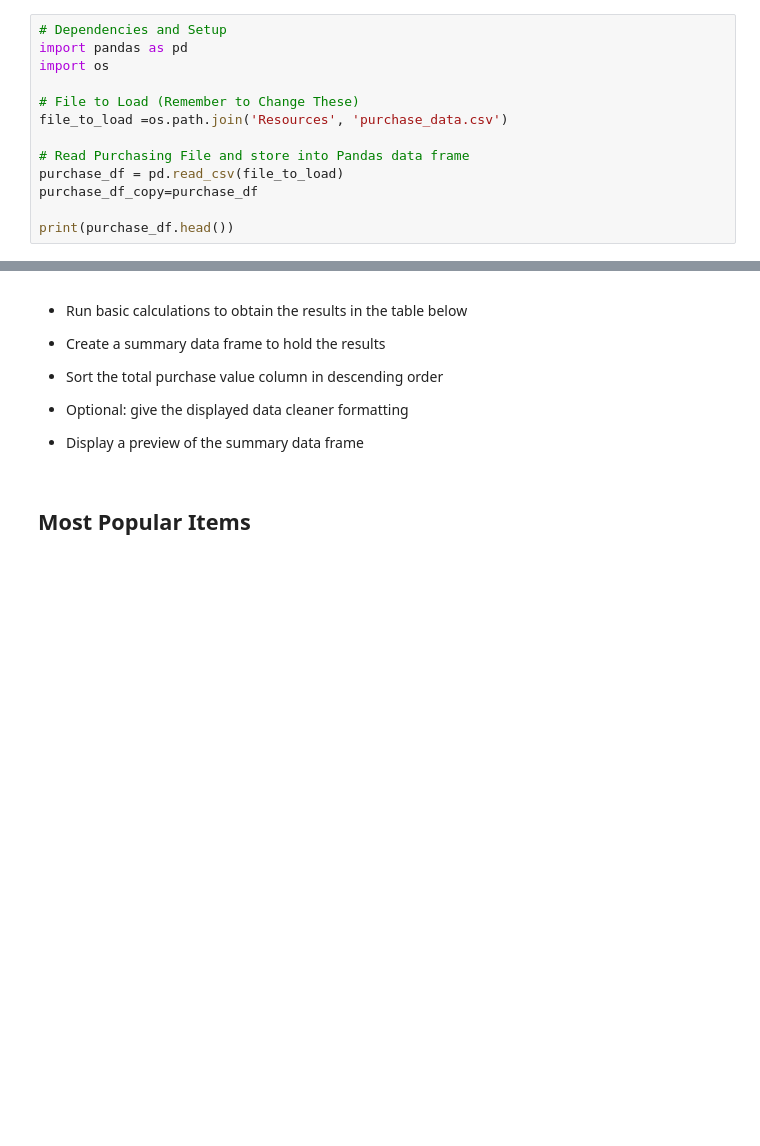
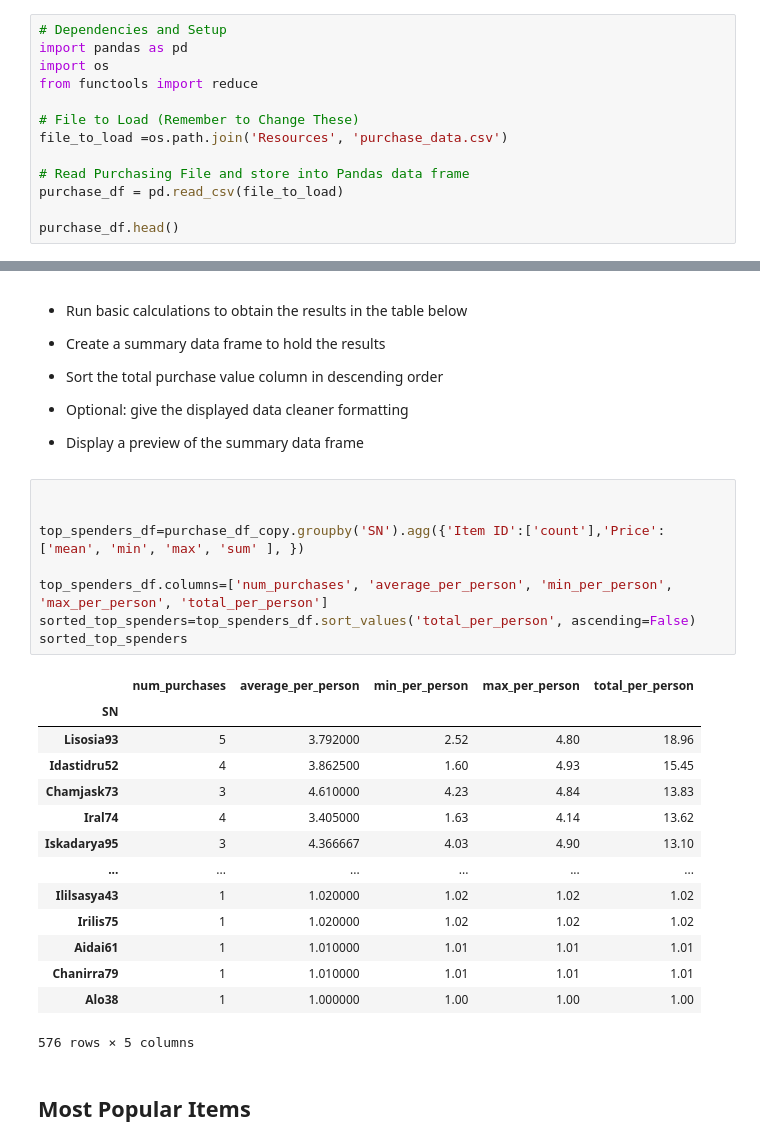
Before and after one commit to scottcm73/pandas_challenge, a Jupyter notebook: HeroesOfPymoli/HeroesOfPymoli_starter3.ipynb, the cells around one changed output, grey strips where cells are left out. Drawn from its saved outputs; the diff is of its cells as text; blank space fills up the shorter version.

```diff
--- a/HeroesOfPymoli/HeroesOfPymoli_starter3.ipynb
+++ b/HeroesOfPymoli/HeroesOfPymoli_starter3.ipynb
@@ -5,13 +5,13 @@
 # Dependencies and Setup
 import pandas as pd
 import os
+from functools import reduce
 
 # File to Load (Remember to Change These)
 file_to_load =os.path.join('Resources', 'purchase_data.csv')
 
 # Read Purchasing File and store into Pandas data frame
 purchase_df = pd.read_csv(file_to_load)
-purchase_df_copy=purchase_df
 
-print(purchase_df.head())
+purchase_df.head()
 # %% [output]
@@ -213,6 +231,29 @@ Age
 
 
 * Display a preview of the summary data frame
+# %%
+
+
+top_spenders_df=purchase_df_copy.groupby('SN').agg({'Item ID':['count'],'Price': ['mean', 'min', 'max', 'sum' ], })
+
+top_spenders_df.columns=['num_purchases', 'average_per_person', 'min_per_person', 'max_per_person', 'total_per_person']
+sorted_top_spenders=top_spenders_df.sort_values('total_per_person', ascending=False)
+sorted_top_spenders
+# %% [output]
+|  | num_purchases | average_per_person | min_per_person | max_per_person | total_per_person |
+| SN |  |  |  |  |  |
+| Lisosia93 | 5 | 3.792000 | 2.52 | 4.80 | 18.96 |
+| Idastidru52 | 4 | 3.862500 | 1.60 | 4.93 | 15.45 |
+| Chamjask73 | 3 | 4.610000 | 4.23 | 4.84 | 13.83 |
+| Iral74 | 4 | 3.405000 | 1.63 | 4.14 | 13.62 |
+| Iskadarya95 | 3 | 4.366667 | 4.03 | 4.90 | 13.10 |
+| ... | ... | ... | ... | ... | ... |
+| Ililsasya43 | 1 | 1.020000 | 1.02 | 1.02 | 1.02 |
+| Irilis75 | 1 | 1.020000 | 1.02 | 1.02 | 1.02 |
+| Aidai61 | 1 | 1.010000 | 1.01 | 1.01 | 1.01 |
+| Chanirra79 | 1 | 1.010000 | 1.01 | 1.01 | 1.01 |
+| Alo38 | 1 | 1.000000 | 1.00 | 1.00 | 1.00 |
+576 rows × 5 columns
 # %% [markdown]
 ## Most Popular Items
 # %% [markdown]
```
Also changed, not shown: parts of 9 cells of this notebook.
